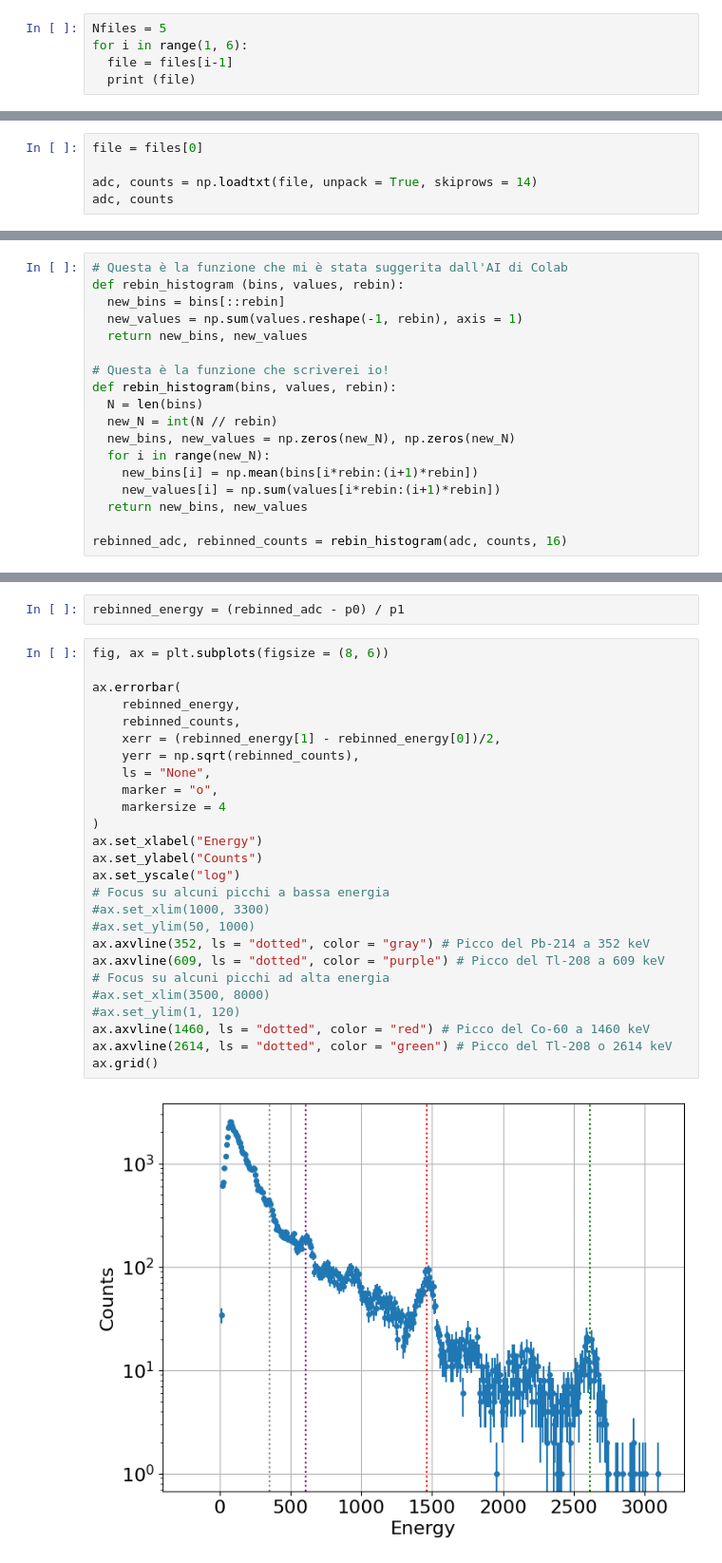
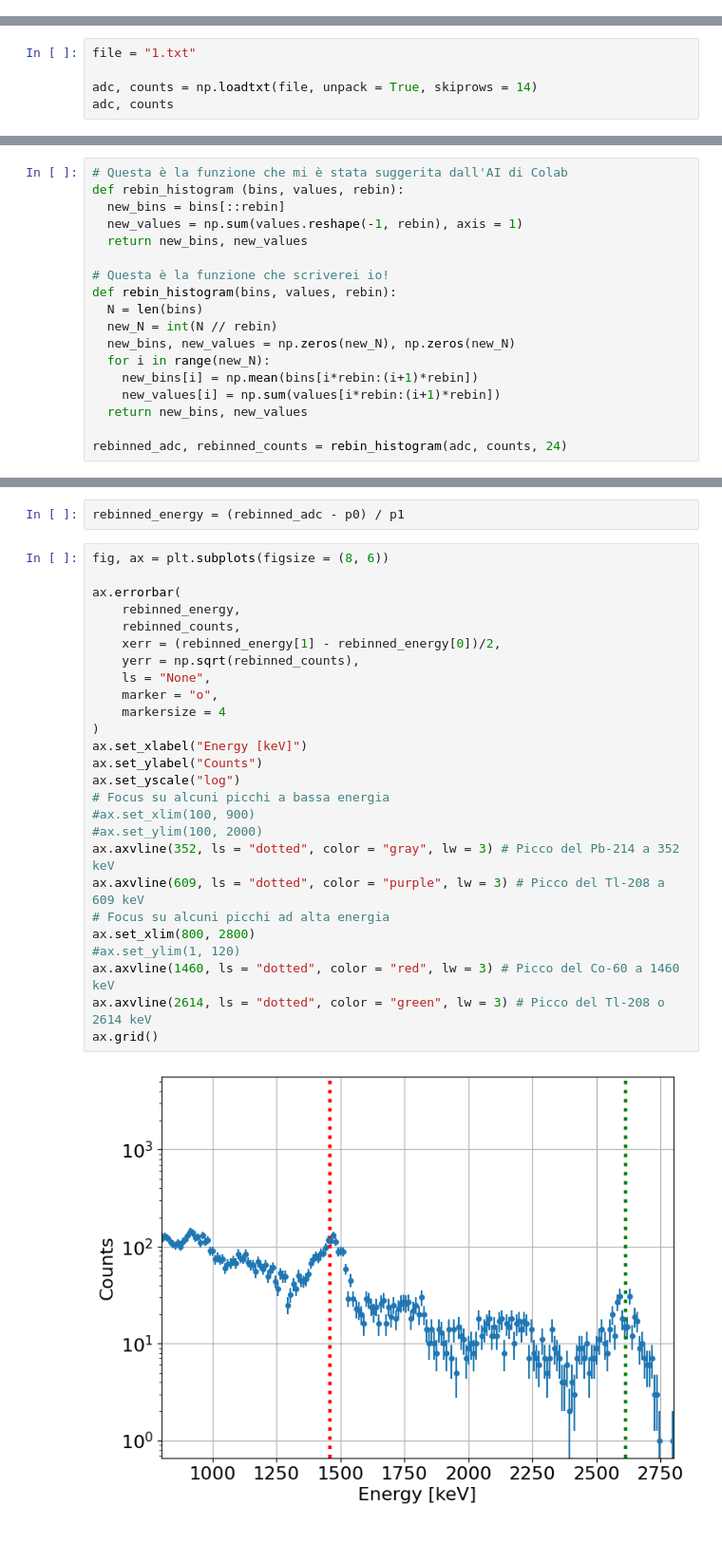
Before and after one commit to cerasole/EnvironmentalRadioactivity, a Jupyter notebook: Notebooks/SpectralFit.ipynb, the cells around one changed output, grey strips where cells are left out. Shown at 95% size. Drawn from its saved outputs; the diff is of its cells as text; blank space fills up the shorter version.

```diff
--- a/Notebooks/SpectralFit.ipynb
+++ b/Notebooks/SpectralFit.ipynb
@@ -53,5 +48,0 @@ files
-# %%
-Nfiles = 5
-for i in range(1, 6):
-  file = files[i-1]
-  print (file)
@@ -64,5 +53,5 @@ for i in range(1, 6):
 # %%
-file = files[0]
+file = "1.txt"
 
 adc, counts = np.loadtxt(file, unpack = True, skiprows = 14)
 adc, counts
@@ -111,4 +107,4 @@ def rebin_histogram(bins, values, rebin):
     new_values[i] = np.sum(values[i*rebin:(i+1)*rebin])
   return new_bins, new_values
 
-rebinned_adc, rebinned_counts = rebin_histogram(adc, counts, 16)
+rebinned_adc, rebinned_counts = rebin_histogram(adc, counts, 24)
@@ -195,28 +216,28 @@ rebinned_energy = (rebinned_adc - p0) / p1
 # %%
 fig, ax = plt.subplots(figsize = (8, 6))
 
 ax.errorbar(
     rebinned_energy,
     rebinned_counts,
     xerr = (rebinned_energy[1] - rebinned_energy[0])/2,
     yerr = np.sqrt(rebinned_counts),
     ls = "None",
     marker = "o",
     markersize = 4
 )
-ax.set_xlabel("Energy")
+ax.set_xlabel("Energy [keV]")
 ax.set_ylabel("Counts")
 ax.set_yscale("log")
 # Focus su alcuni picchi a bassa energia
-#ax.set_xlim(1000, 3300)
-#ax.set_ylim(50, 1000)
-ax.axvline(352, ls = "dotted", color = "gray") # Picco del Pb-214 a 352 keV
-ax.axvline(609, ls = "dotted", color = "purple") # Picco del Tl-208 a 609 keV
+#ax.set_xlim(100, 900)
+#ax.set_ylim(100, 2000)
+ax.axvline(352, ls = "dotted", color = "gray", lw = 3) # Picco del Pb-214 a 352 keV
+ax.axvline(609, ls = "dotted", color = "purple", lw = 3) # Picco del Tl-208 a 609 keV
 # Focus su alcuni picchi ad alta energia
-#ax.set_xlim(3500, 8000)
+ax.set_xlim(800, 2800)
 #ax.set_ylim(1, 120)
-ax.axvline(1460, ls = "dotted", color = "red") # Picco del Co-60 a 1460 keV
-ax.axvline(2614, ls = "dotted", color = "green") # Picco del Tl-208 o 2614 keV
+ax.axvline(1460, ls = "dotted", color = "red", lw = 3) # Picco del Co-60 a 1460 keV
+ax.axvline(2614, ls = "dotted", color = "green", lw = 3) # Picco del Tl-208 o 2614 keV
 ax.grid()
 # %% [output]
-[figure, old version]
+[figure, new version]
```
Also changed, not shown: parts of 41 cells of this notebook.
